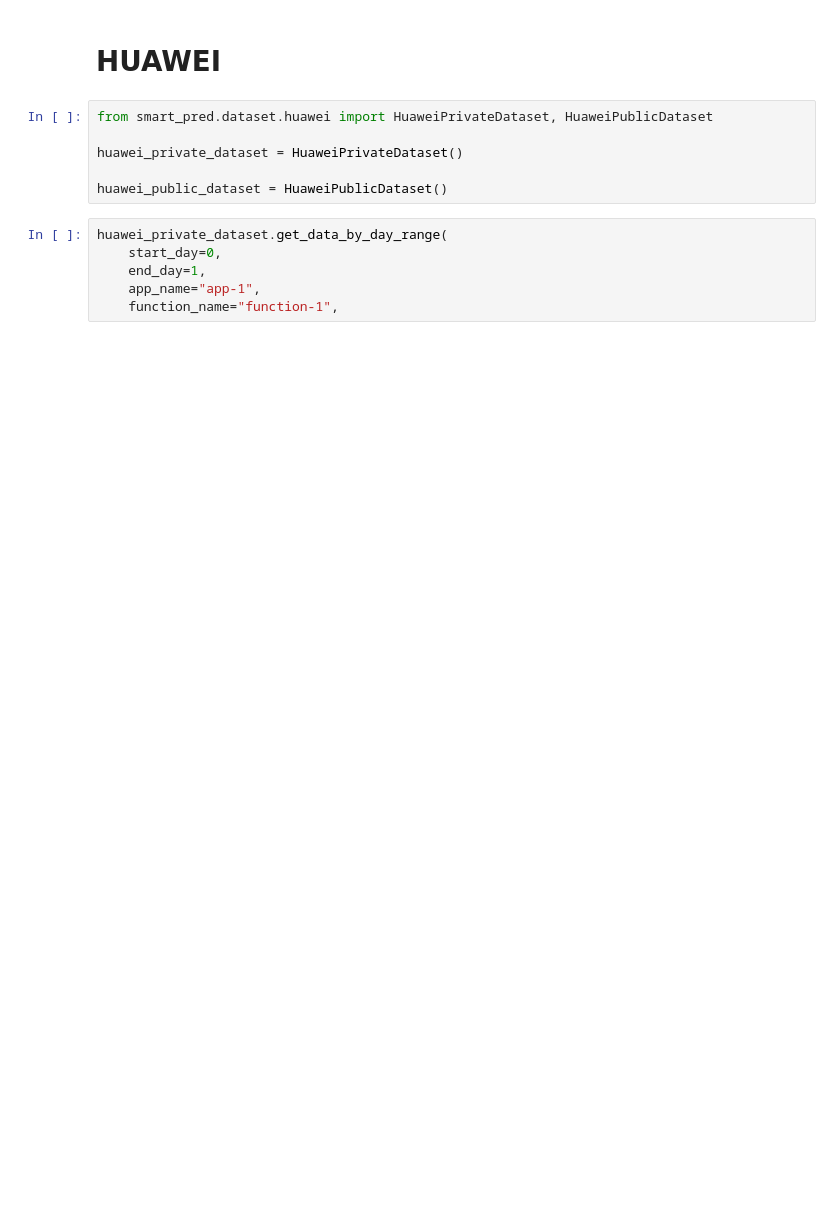
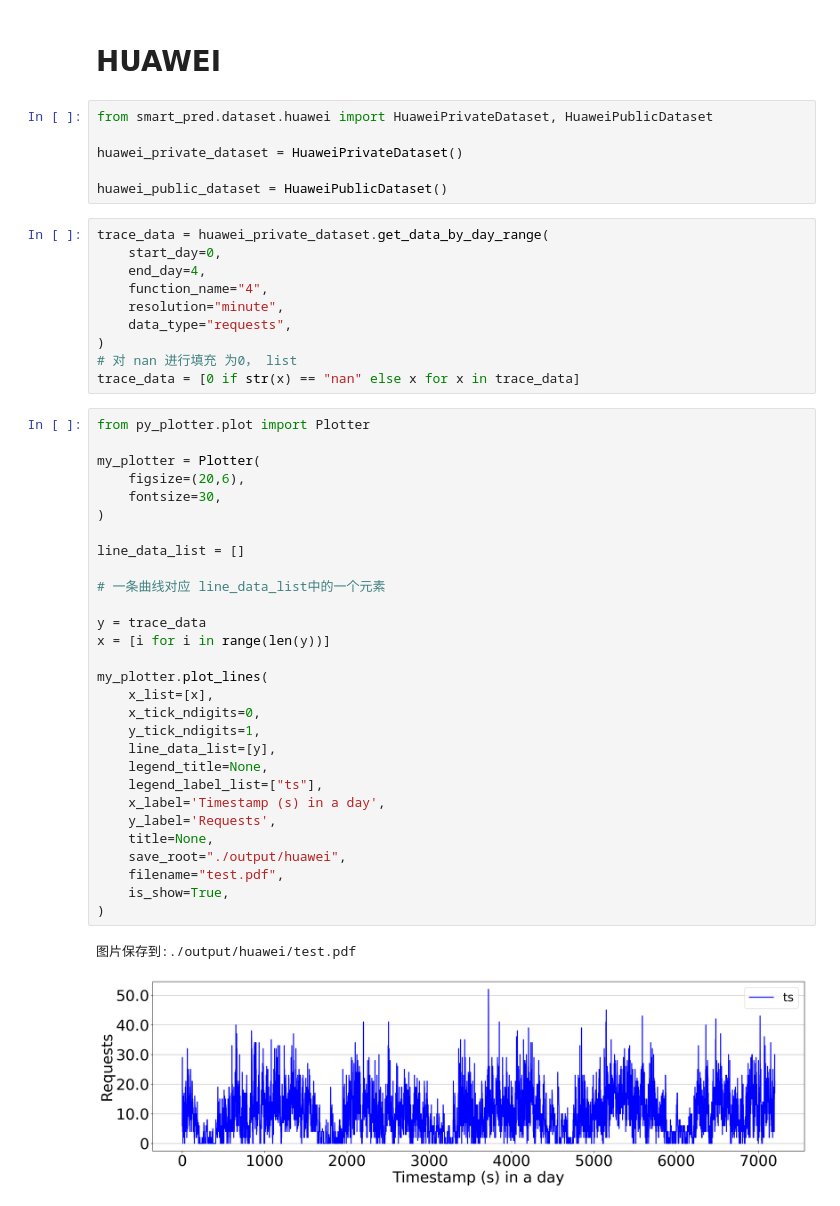
Before and after one commit to wenzhaojie/smart-pred, a Jupyter notebook: measurement/trace_analysis/period.ipynb, the cells around one changed output. Cells and saved outputs as stored; diff of their text form; blank space fills up the shorter version.

```diff
--- a/measurement/trace_analysis/period.ipynb
+++ b/measurement/trace_analysis/period.ipynb
@@ -290,8 +290,44 @@ huawei_private_dataset = HuaweiPrivateDataset()
 
 huawei_public_dataset = HuaweiPublicDataset()
 # %%
-huawei_private_dataset.get_data_by_day_range(
+trace_data = huawei_private_dataset.get_data_by_day_range(
     start_day=0,
-    end_day=1,
-    app_name="app-1",
-    function_name="function-1",
+    end_day=4,
+    function_name="4",
+    resolution="minute",
+    data_type="requests",
+)
+# 对 nan 进行填充 为0， list
+trace_data = [0 if str(x) == "nan" else x for x in trace_data]
+# %%
+from py_plotter.plot import Plotter
+
+my_plotter = Plotter(
+    figsize=(20,6),
+    fontsize=30,
+)
+
+line_data_list = []
+
+# 一条曲线对应 line_data_list中的一个元素
+
+y = trace_data
+x = [i for i in range(len(y))]
+
+my_plotter.plot_lines(
+    x_list=[x],
+    x_tick_ndigits=0,
+    y_tick_ndigits=1,
+    line_data_list=[y],
+    legend_title=None,
+    legend_label_list=["ts"],
+    x_label='Timestamp (s) in a day',
+    y_label='Requests',
+    title=None,
+    save_root="./output/huawei",
+    filename="test.pdf",
+    is_show=True,
+)
+# %% [output]
+图片保存到:./output/huawei/test.pdf
+[figure, added]
```
Also changed, not shown: parts of 4 cells of this notebook, 2 other files.
